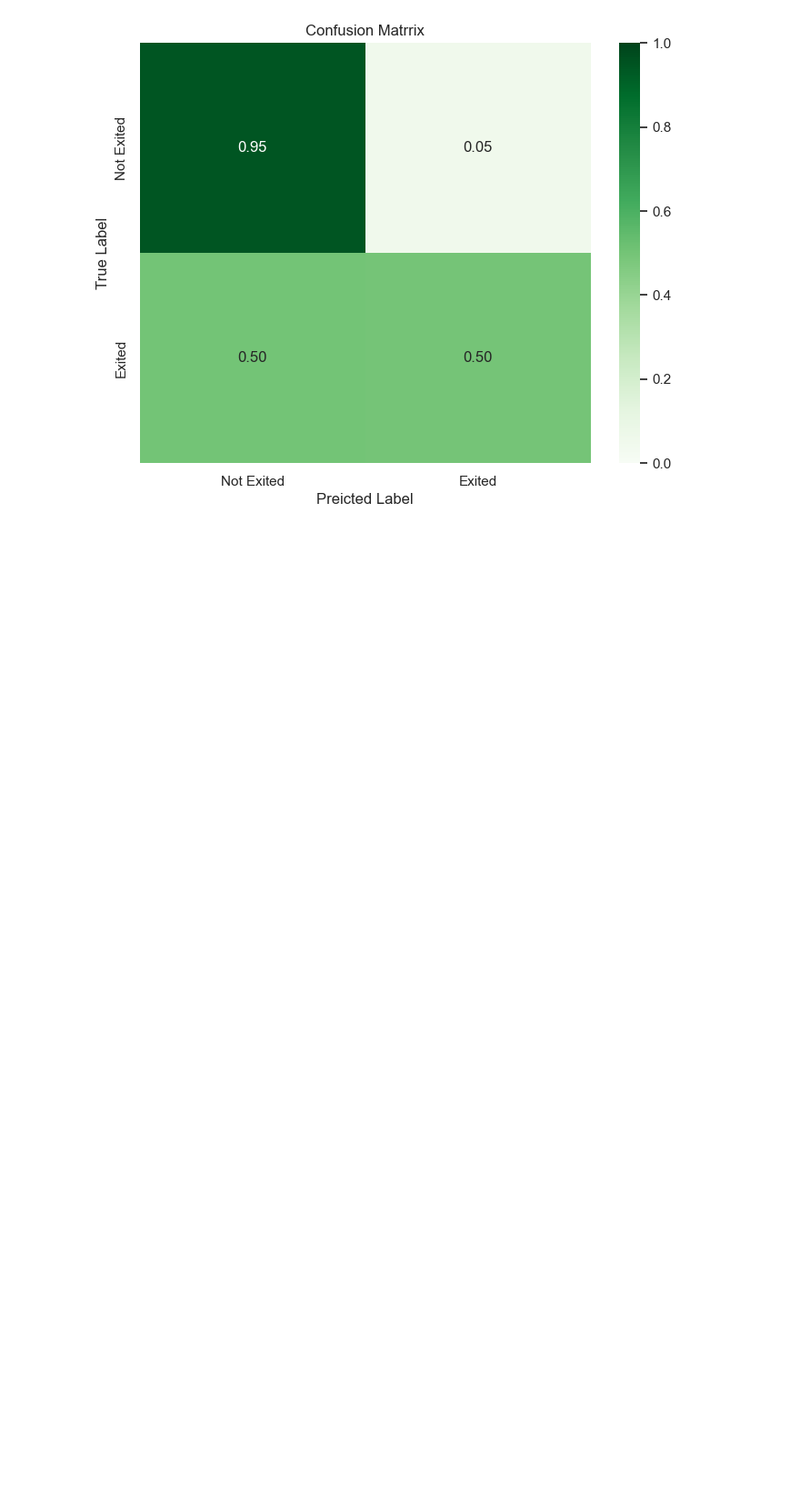
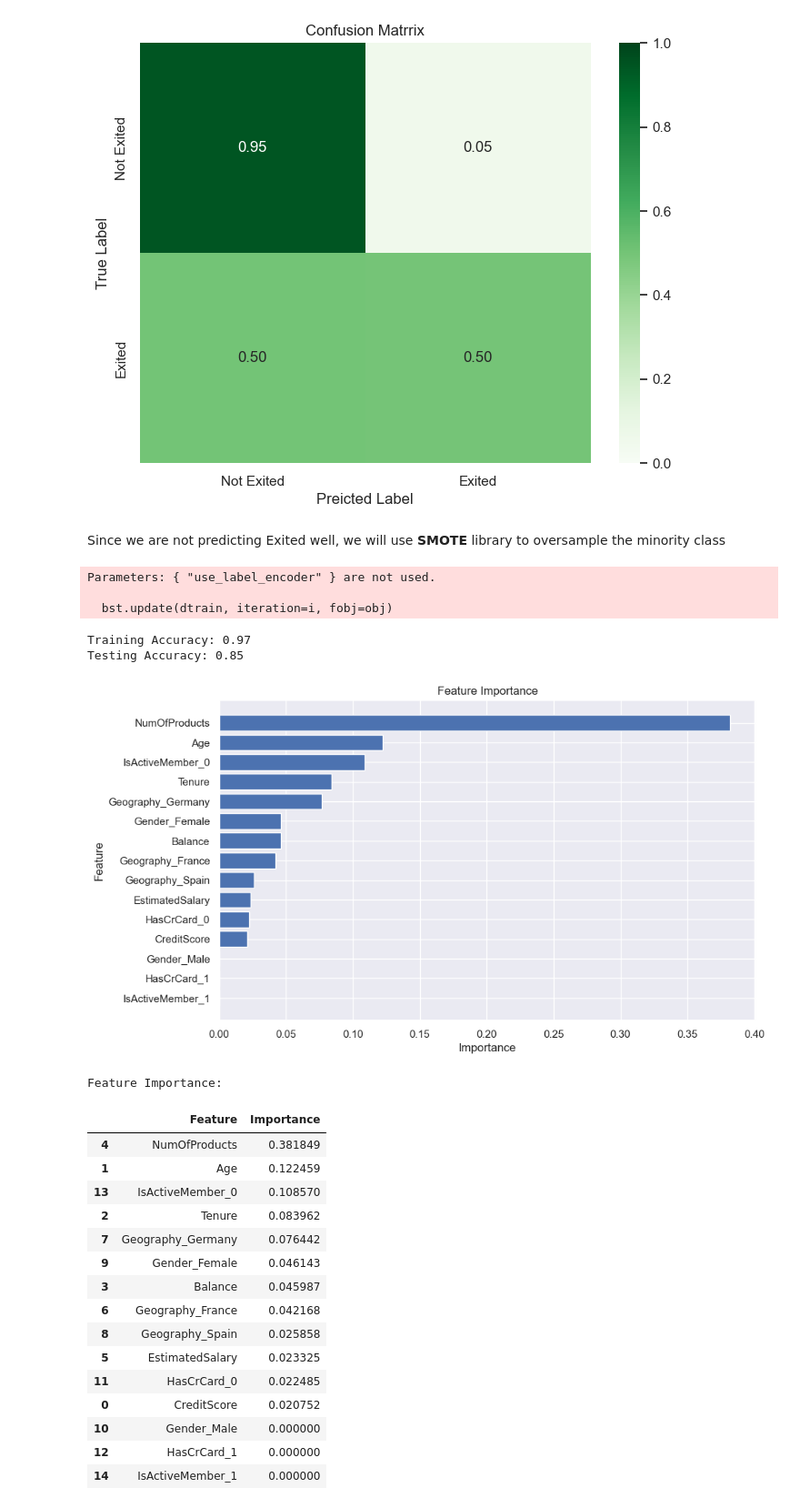
Before and after one commit to sophiembanda/Churn_Modelling, a Jupyter notebook: Churn Modelling.ipynb, the cells around one changed output. Shown at 91% size. Cells and saved outputs as stored; diff of their text form; code cells hidden in the pictures; blank space fills up the shorter version.

Commit message:
Using the SMOTE library to oversample the minority class

```diff
--- a/Churn Modelling.ipynb
+++ b/Churn Modelling.ipynb
@@ -263,3 +263,5 @@ cm=confusion_matrix(y_test,y_test_pred, normalize='true')
 plot_confusion_matrix(cm,classes=["Not Exited", "Exited"])
 # %% [output]
 [figure]
+# %% [markdown]
+Since we are not predicting Exited well, we will use **SMOTE** library to oversample the minority class
@@ -265,0 +273,64 @@ plot_confusion_matrix(cm,classes=["Not Exited", "Exited"])
+# %%
+# Applying smote to oversample the minority class in the training set
+
+smote=SMOTE(random_state=42)
+X_train_resampled,y_train_resampled,=smote.fit_resample(X_train, y_train)
+
+# initialize the XGBoost Classifier
+model=XGBClassifier(use_label_encoder=False, eval_metric='logloss', random_state=42)
+model.fit(X_train_resampled, y_train_resampled)
+
+# predictions
+y_train_pred=model.predict(X_train_resampled)
+y_test_pred=model.predict(X_test)
+
+# training and testing accuracy
+train_accuracy=accuracy_score(y_train_resampled,y_train_pred)
+test_accuracy=accuracy_score(y_test,y_test_pred)
+
+print(f"Training Accuracy: {train_accuracy:.2f}")
+print(f"Testing Accuracy: {test_accuracy:.2f}")
+
+# Feature Importance
+feature_importance=pd.DataFrame({
+    'Feature':X_train.columns,
+    'Importance':model.feature_importances_
+}).sort_values(by='Importance',ascending=False)
+
+# Ploting Feature Importance
+plt.figure(figsize=(10,6))
+plt.barh(feature_importance['Feature'],feature_importance['Importance'],align='center')
+plt.xlabel('Importance')
+plt.ylabel('Feature')
+plt.title('Feature Importance')
+#invert the y axis for better readability
+plt.gca().invert_yaxis()
+plt.show()
+
+# Display feature importance
+print("\nFeature Importance:")
+feature_importance
+# %% [output]
+Parameters: { "use_label_encoder" } are not used.
+
+  bst.update(dtrain, iteration=i, fobj=obj)
+Training Accuracy: 0.97
+Testing Accuracy: 0.85
+[figure, added]
+Feature Importance:
+|  | Feature | Importance |
+| 4 | NumOfProducts | 0.381849 |
+| 1 | Age | 0.122459 |
+| 13 | IsActiveMember_0 | 0.108570 |
+| 2 | Tenure | 0.083962 |
+| 7 | Geography_Germany | 0.076442 |
+| 9 | Gender_Female | 0.046143 |
+| 3 | Balance | 0.045987 |
+| 6 | Geography_France | 0.042168 |
+| 8 | Geography_Spain | 0.025858 |
+| 5 | EstimatedSalary | 0.023325 |
+| 11 | HasCrCard_0 | 0.022485 |
+| 0 | CreditScore | 0.020752 |
+| 10 | Gender_Male | 0.000000 |
+| 12 | HasCrCard_1 | 0.000000 |
+| 14 | IsActiveMember_1 | 0.000000 |
```
Also changed, not shown: parts of 3 cells of this notebook.
